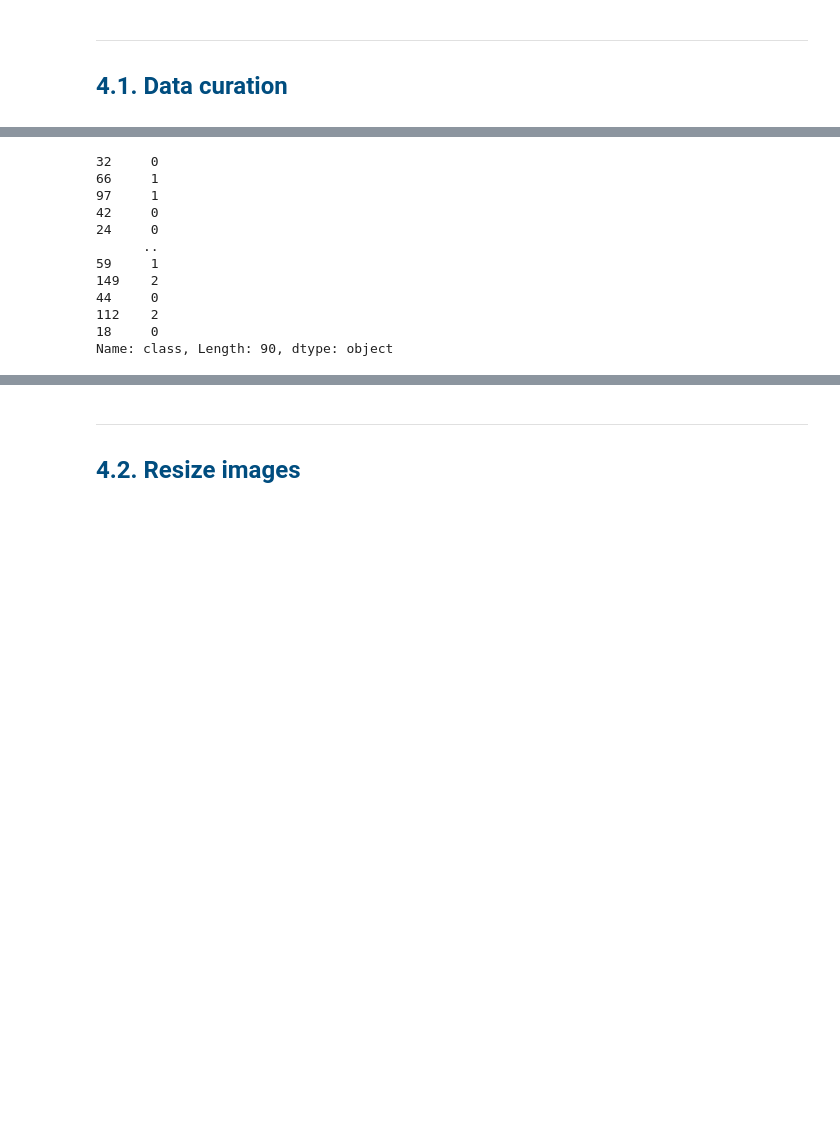
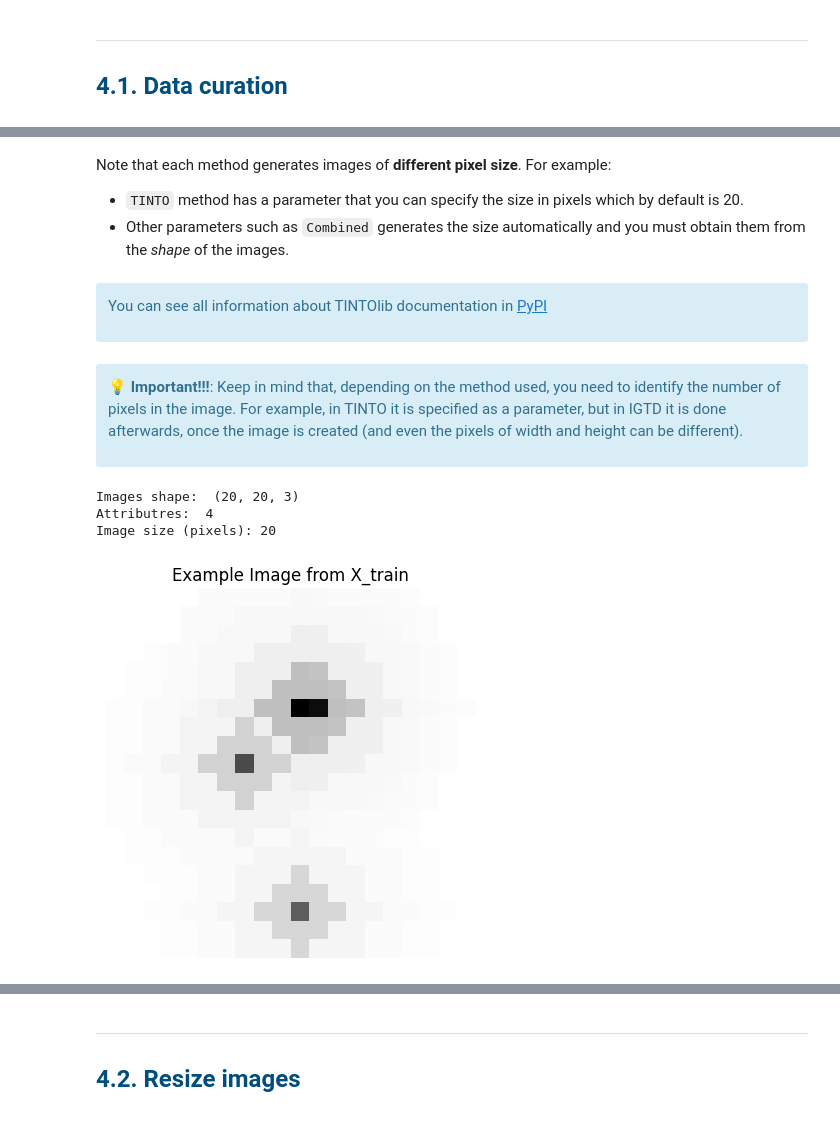
Before and after one commit to oeg-upm/TINTOlib-Crash_Course, a Jupyter notebook: Notebooks/Tensorflow/1. Classification_CNN.ipynb, the cells around one changed output, grey strips where cells are left out. Saved outputs shown, nothing was run; the diff lists cells and outputs as text; code cells hidden in the pictures; blank space fills up the shorter version.

Commit message:
Notebooks working for TINTOlib v1.0.4

```diff
--- a/Notebooks/Tensorflow/1. Classification_CNN.ipynb
+++ b/Notebooks/Tensorflow/1. Classification_CNN.ipynb
@@ -468,18 +512,68 @@ X_val, X_test, y_val, y_test = train_test_split(X_val, y_val, test_size = 0.50,
-# %%
-y_train
-# %% [output]
-32     0
-66     1
-97     1
-42     0
-24     0
-      ..
-59     1
-149    2
-44     0
-112    2
-18     0
-Name: class, Length: 90, dtype: object
+# %% [markdown]
+Note that each method generates images of **different pixel size**. For example:
+- `TINTO` method has a parameter that you can specify the size in pixels which by default is 20.
+- Other parameters such as `Combined` generates the size automatically and you must obtain them from the _shape_ of the images.
+# %% [markdown]
+<div class="alert alert-block alert-info">
+
+<i class="fa fa-info-circle" aria-hidden="true"></i>
+You can see all information about TINTOlib documentation in [PyPI](https://tintolib.readthedocs.io/en/latest/installation.html)
+# %% [markdown]
+<div class="alert alert-block alert-info">
+
+<i class="fa fa-info-circle" aria-hidden="true"></i>
+💡 **Important!!!**:  Keep in mind that, depending on the method used, you need to identify the number of pixels in the image. For example, in TINTO it is specified as a parameter, but in IGTD it is done afterwards, once the image is created (and even the pixels of width and height can be different).
+# %%
+#TIDY DATA SPLITTED
+X_train_num = X_train.drop("images",axis=1)
+X_val_num = X_val.drop("images",axis=1)
+X_test_num = X_test.drop("images",axis=1)
+
+#IMAGES
+# For 3 channels (RGB)
+X_train_img = np.array([cv2.imread(img) for img in X_train["images"]])
+X_val_img = np.array([cv2.imread(img) for img in X_val["images"]])
+X_test_img = np.array([cv2.imread(img) for img in X_test["images"]])
+
+# For 1 channels (GRAY SCALE)
+"""X_train_img = np.array([cv2.imread(img,cv2.IMREAD_GRAYSCALE) for img in X_train["images"]])
+X_val_img = np.array([cv2.imread(img,cv2.IMREAD_GRAYSCALE) for img in X_val["images"]])
+X_test_img = np.array([cv2.imread(img,cv2.IMREAD_GRAYSCALE) for img in X_test["images"]])"""
+
+# Create a MinMaxScaler object
+scaler = MinMaxScaler()
+
+# Scale numerical data
+X_train_num = scaler.fit_transform(X_train_num)
+X_val_num = scaler.transform(X_val_num)
+X_test_num = scaler.transform(X_test_num)
+
+attributes = X_train_num.shape[1]
+height, width, channels = X_train_img[0].shape
+imgs_shape = (height, width, channels)
+
+print("Images shape: ",imgs_shape)
+print("Attributres: ",attributes)
+pixel=X_train_img[0].shape[0]
+print("Image size (pixels):", pixel)
+# %% [output]
+Images shape:  (20, 20, 3)
+Attributres:  4
+Image size (pixels): 20
+# %%
+# Plot an example image (e.g., the first image in the array)
+example_image = X_train_img[0]
+
+# Convert the image from BGR (OpenCV default) to RGB for correct color display
+example_image_rgb = cv2.cvtColor(example_image, cv2.COLOR_BGR2RGB)
+
+# Display the image using matplotlib
+plt.imshow(example_image_rgb)
+plt.title("Example Image from X_train")
+plt.axis('off')  # Hide the axis for a cleaner look
+plt.show()
+# %% [output]
+[figure, added]
 # %%
 df_train = pd.concat([X_train, y_train], axis = 1)
 df_test = pd.concat([X_test, y_test], axis = 1)
```
Also changed, not shown: parts of 55 cells of this notebook, 8 other files.
